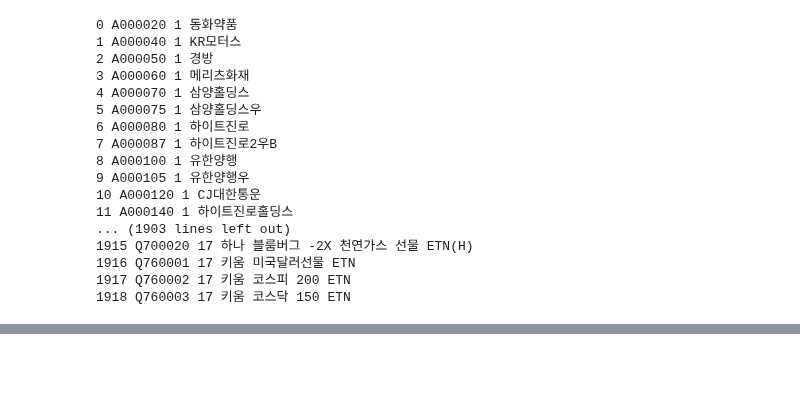
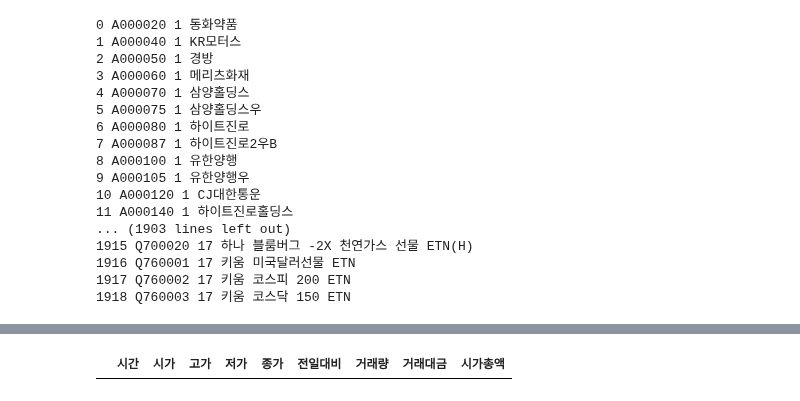
Before and after one commit to hwanghyeonjun98/trading, a Jupyter notebook: systrader.ipynb, the cells around one changed output, grey strips where cells are left out. Drawn from its saved outputs; the diff is of its cells as text; code cells hidden in the pictures; blank space fills up the shorter version.

```diff
--- a/systrader.ipynb
+++ b/systrader.ipynb
@@ -197,0 +212,4 @@ SyntaxError: invalid syntax (1547145263.py, line 7)
+# %%
+samsung = get_stock_info_auto('A005930', '20221101', 'm')
+samsung
+# %% [output]
@@ -198,3 +217,4 @@ SyntaxError: invalid syntax (1547145263.py, line 7)
+|  | 시간 | 시가 | 고가 | 저가 | 종가 | 전일대비 | 거래량 | 거래대금 | 시가총액 |
 # %%
 d1 = "20221031"
 f1 = "%Y%m%d"
```
Also changed, not shown: parts of 7 cells of this notebook.
